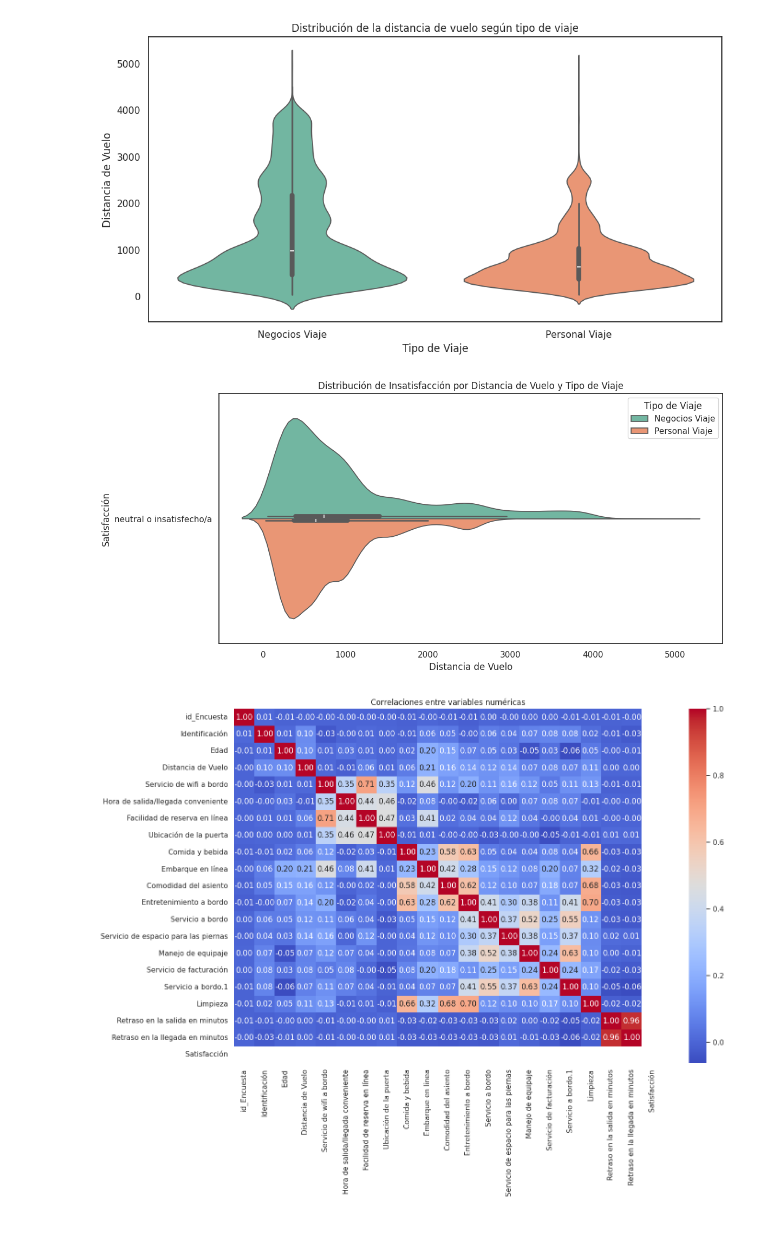
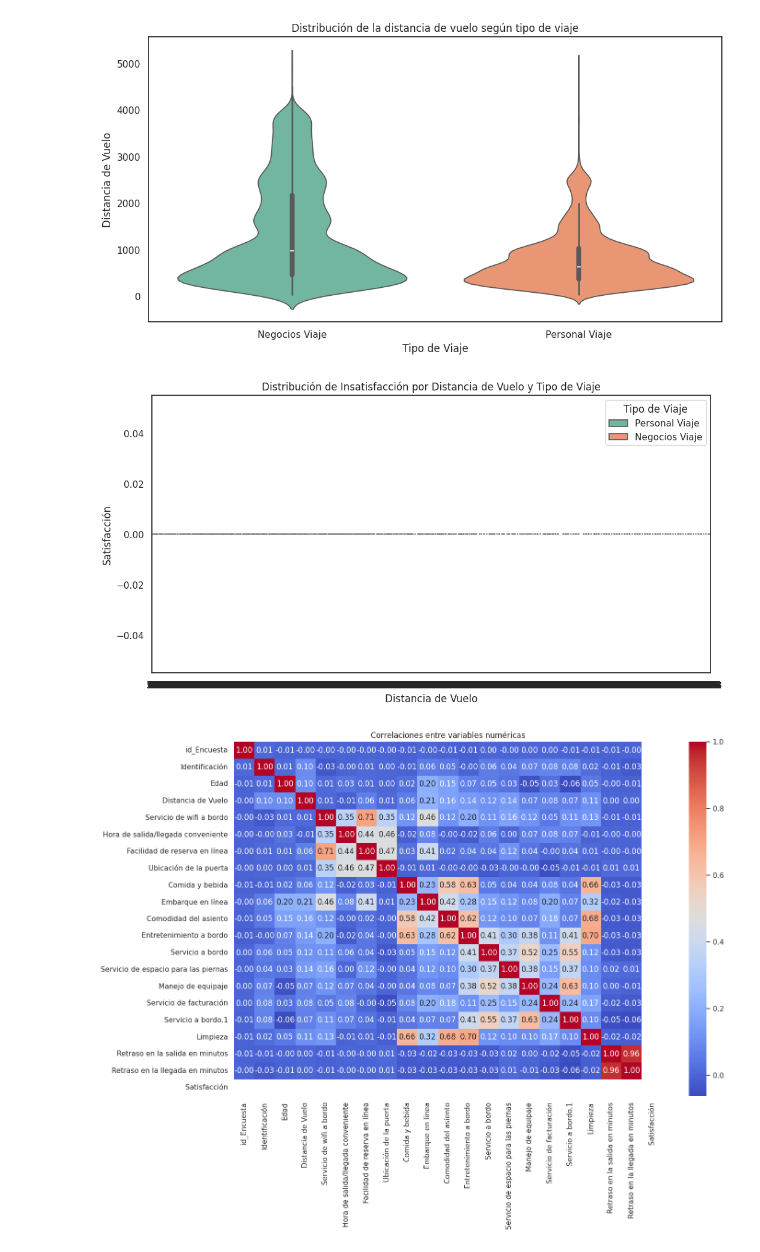
Before and after one commit to soledad-villarrubia/Data_Sciense_1, a Jupyter notebook: Proyecto_Final_CODERHOUSE.ipynb, the cells around one changed output. Cells and saved outputs as stored; diff of their text form; code cells hidden in the pictures.

```diff
--- a/Proyecto_Final_CODERHOUSE.ipynb
+++ b/Proyecto_Final_CODERHOUSE.ipynb
@@ -215,17 +191,0 @@ plt.show()
-# %%
-# Gráfico de barras sobre Satisfacción de Clientes en Aereolíneas según Tipo de Viaje
-sns.set_style("white")
-plt.figure(figsize=(10, 5))
-plt.title('Satisfacción del Cliente según Tipo de Viaje')
-
-# Etiquetas de datos
-ax = sns.countplot(data=df, x='Tipo de Viaje', hue='Satisfacción', palette='Set2')
-# Etiquetas en cada barra
-for p in ax.patches:
-    altura = p.get_height()
-    ax.annotate(f'{int(altura)}',  # convierte a entero
-                (p.get_x() + p.get_width() / 2., altura),  # posición
-                ha='center', va='bottom', fontsize=8, color='grey', xytext=(0, 5), textcoords='offset points')
-  # Ajustar la escala del eje y para que las etiquetas no se corten
-plt.ylim(0, 12000)
-plt.show()
@@ -258,18 +276,21 @@ plt.show()
 # %% [output]
 [figure]
 # %%
-# Gráfico de violín para nalizar la insatisfacción por tipo de viaje
+# Filtrar el DataFrame para incluir solo los pasajeros insatisfechos
+df_insatisfechos = df[df['Satisfacción'] == 0]
+
+# Gráfico de violín para analizar la distribución de los insatisfechos por tipo de viaje
 plt.figure(figsize=(12, 6))
 sns.violinplot(data=df_insatisfechos, x='Distancia de Vuelo', y='Satisfacción', hue='Tipo de Viaje', palette='Set2', split=True)
 
 # Títulos y etiquetas
 plt.title('Distribución de Insatisfacción por Distancia de Vuelo y Tipo de Viaje')
 plt.xlabel('Distancia de Vuelo')
 plt.ylabel('Satisfacción')
 
 plt.show()
 # %% [output]
-[figure, old version]
+[figure, new version]
 # %%
 df['Satisfacción'] = df['Satisfacción'].map({'neutral o insatisfecho/a': 0, 'satisfecho/a': 1})
 # %%
```
Also changed, not shown: parts of 4 cells of this notebook.
